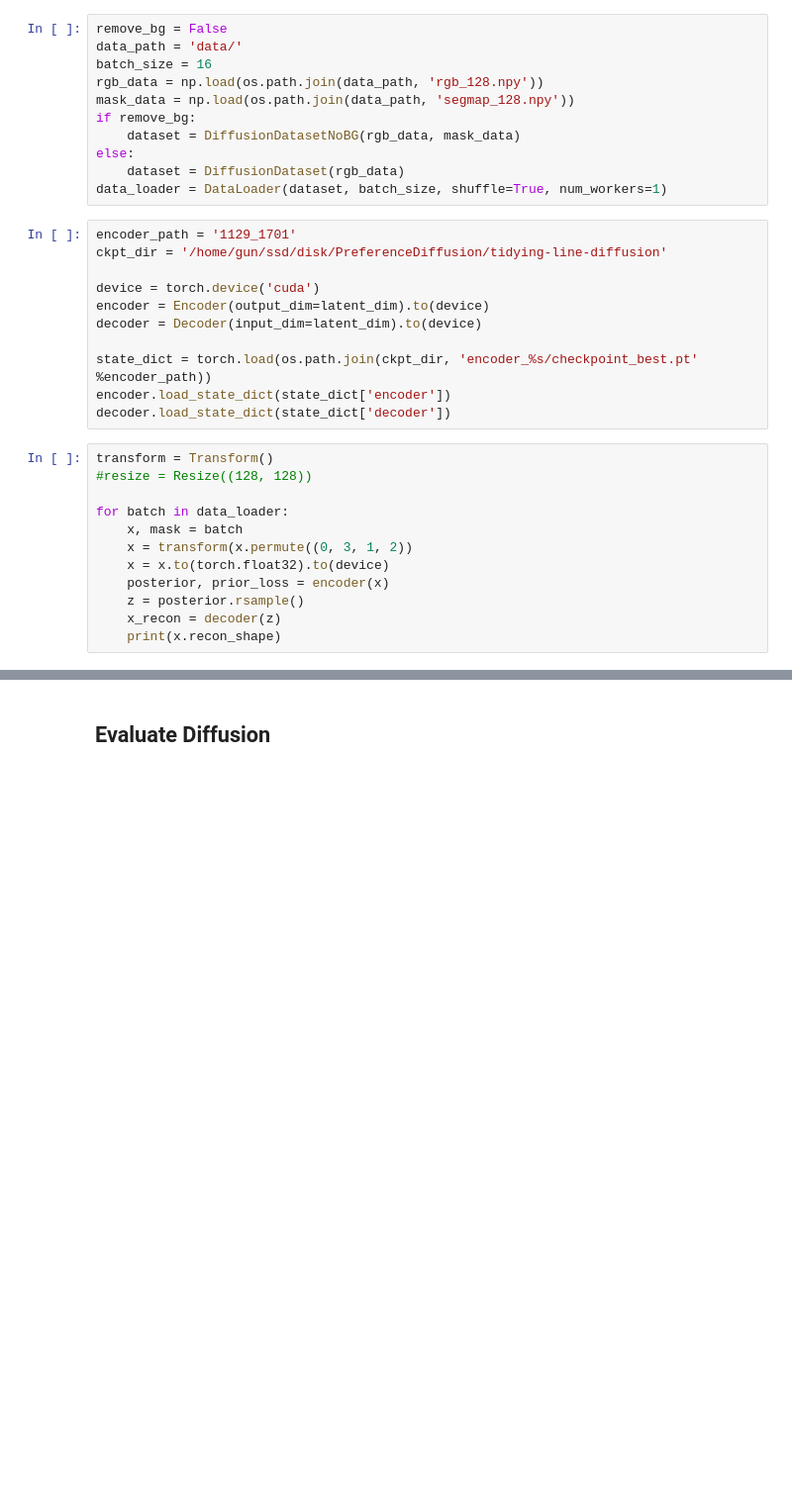
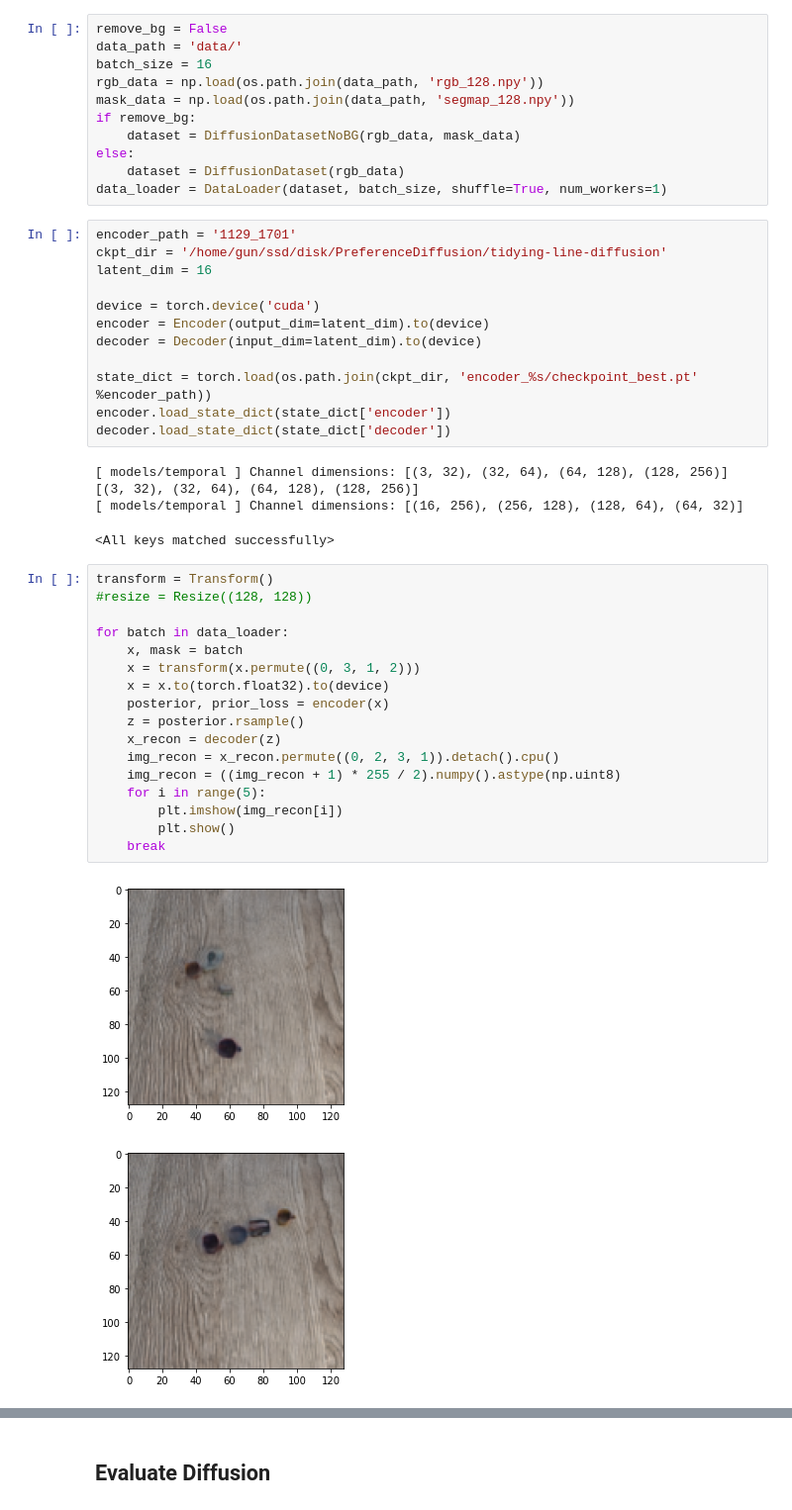
Before and after one commit to hogunkee/TSMCTS, a Jupyter notebook: tidying_line_diffuser/Evaluate.ipynb, the cells around one changed output, grey strips where cells are left out. Shown at 99% size. Drawn from its saved outputs; the diff is of its cells as text; blank space fills up the shorter version.

```diff
--- a/tidying_line_diffuser/Evaluate.ipynb
+++ b/tidying_line_diffuser/Evaluate.ipynb
@@ -27,6 +28,7 @@ data_loader = DataLoader(dataset, batch_size, shuffle=True, num_workers=1)
 # %%
 encoder_path = '1129_1701'
 ckpt_dir = '/home/gun/ssd/disk/PreferenceDiffusion/tidying-line-diffusion'
+latent_dim = 16
 
 device = torch.device('cuda')
 encoder = Encoder(output_dim=latent_dim).to(device)
@@ -35,15 +37,28 @@ decoder = Decoder(input_dim=latent_dim).to(device)
 state_dict = torch.load(os.path.join(ckpt_dir, 'encoder_%s/checkpoint_best.pt' %encoder_path))
 encoder.load_state_dict(state_dict['encoder'])
 decoder.load_state_dict(state_dict['decoder'])
+# %% [output]
+[ models/temporal ] Channel dimensions: [(3, 32), (32, 64), (64, 128), (128, 256)]
+[(3, 32), (32, 64), (64, 128), (128, 256)]
+[ models/temporal ] Channel dimensions: [(16, 256), (256, 128), (128, 64), (64, 32)]
+<All keys matched successfully>
 # %%
 transform = Transform()
 #resize = Resize((128, 128))
 
 for batch in data_loader:
     x, mask = batch
-    x = transform(x.permute((0, 3, 1, 2))
+    x = transform(x.permute((0, 3, 1, 2)))
     x = x.to(torch.float32).to(device)
     posterior, prior_loss = encoder(x)
     z = posterior.rsample()
     x_recon = decoder(z)
-    print(x.recon_shape)
+    img_recon = x_recon.permute((0, 2, 3, 1)).detach().cpu()
+    img_recon = ((img_recon + 1) * 255 / 2).numpy().astype(np.uint8)
+    for i in range(5):
+        plt.imshow(img_recon[i])
+        plt.show()
+    break
+# %% [output]
+[figure, added]
+[figure, added]
```
Also changed, not shown: parts of 15 cells of this notebook, 1 other file.
